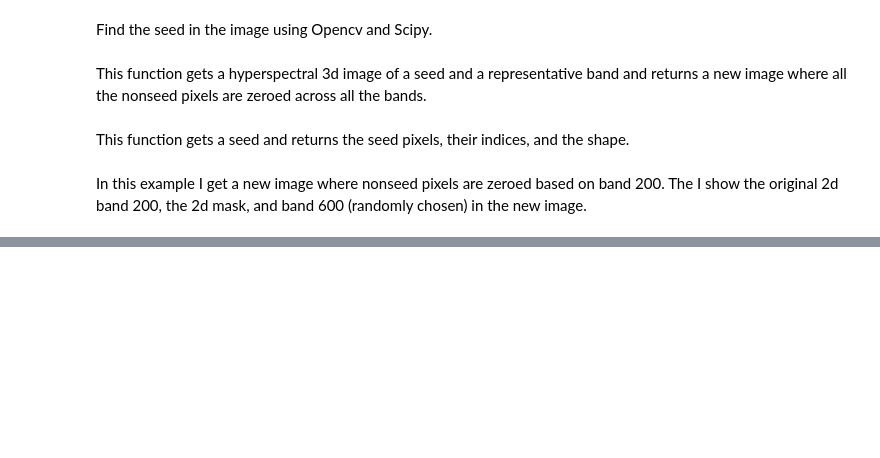
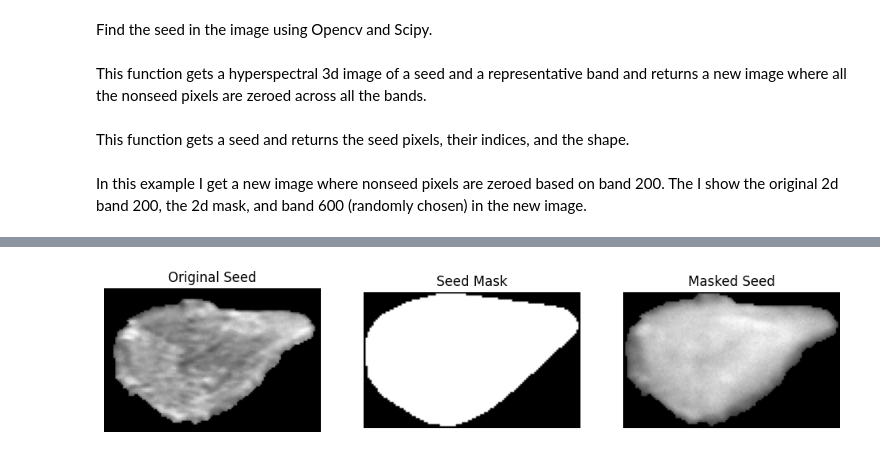
Before and after one commit to sgotteiner/Seed-Classification, a Jupyter notebook: notebook_code/SeedMaskExtractor.ipynb, the cells around one changed output, grey strips where cells are left out. Drawn from its saved outputs; the diff is of its cells as text; code cells hidden in the pictures; blank space fills up the shorter version.

```diff
--- a/notebook_code/SeedMaskExtractor.ipynb
+++ b/notebook_code/SeedMaskExtractor.ipynb
@@ -86,0 +72,18 @@ display_seed(masked_image[:,:,600])
+# %%
+seed = np.load(find_paths_of_seeds(r'..\home\ARO.local\collaboration\Itai-tomer\tomer_data')[11])
+mask, y_start, x_start, height, width = find_seed_mask(seed[:,:,200])
+masked_image = get_seed_masked_image(seed, 200)
+
+fig, ax = plt.subplots(1, 3, figsize=(12, 6))
+ax[0].imshow(seed[:,:,200], cmap='gray')
+ax[0].set_title('Original Seed')
+ax[0].axis('off')
+ax[1].imshow(mask, cmap='gray')
+ax[1].set_title('Seed Mask')
+ax[1].axis('off')
+ax[2].imshow(masked_image[:,:,600], cmap='gray')
+ax[2].set_title('Masked Seed')
+ax[2].axis('off')
+plt.show()
+# %% [output]
+[figure, added]
```
Also changed, not shown: parts of 4 cells of this notebook, 7 other files.
